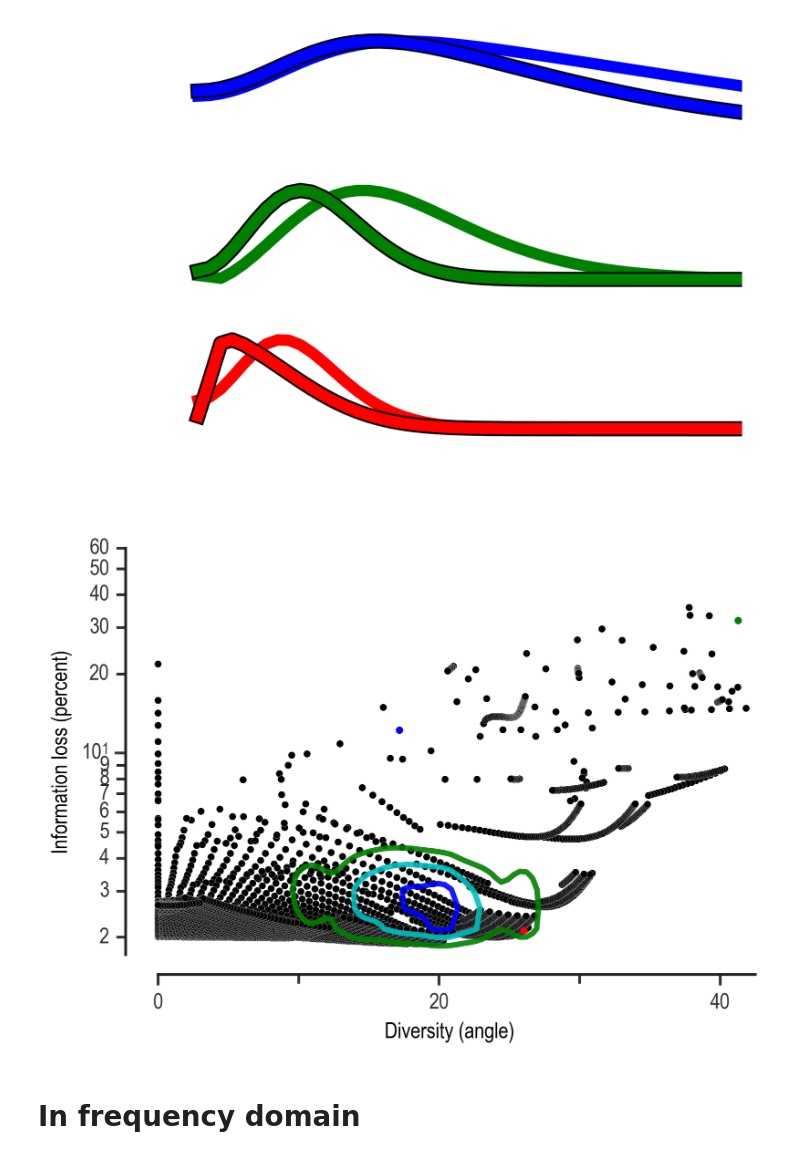
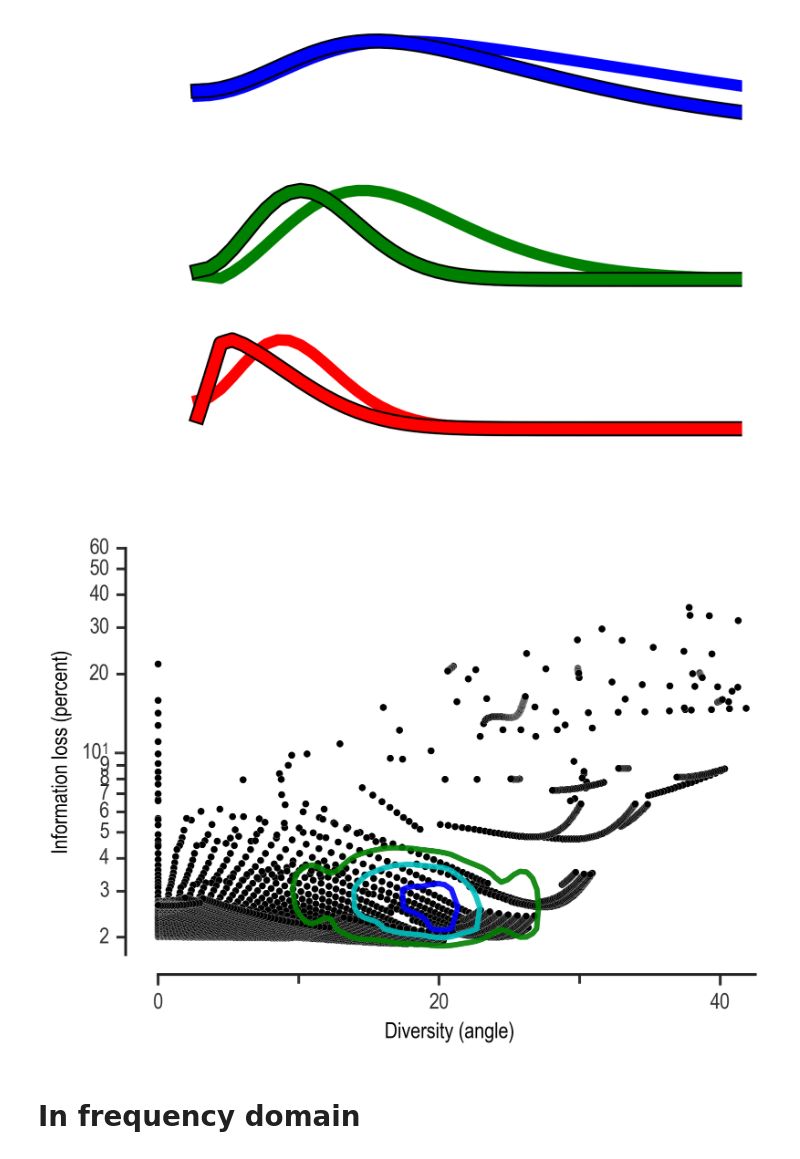
Before and after one commit to lmcintosh/ipython-notebooks, a Jupyter notebook: baccuslab/Surround - 4-2 diversity plots - minimal.ipynb, the cells around one changed output. Saved outputs shown, nothing was run; the diff lists cells and outputs as text; code cells hidden in the pictures.

```diff
--- a/baccuslab/Surround - 4-2 diversity plots - minimal.ipynb
+++ b/baccuslab/Surround - 4-2 diversity plots - minimal.ipynb
@@ -797,8 +797,8 @@ count_2d, angles_edges, info_edges = np.histogram2d(radians_to_deg * np.array(an
                                                    100*(1 - np.array(info_difference_data)),
                                                    bins=[angle_bins, info_bins])
 
-for exi, (idw1, idw2) in enumerate(example_ids):
-    plt.scatter(example_angles[exi], example_info_loss[exi], color=colors[exi], linewidth=0.1, s=15)
+# for exi, (idw1, idw2) in enumerate(example_ids):
+#     plt.scatter(example_angles[exi], example_info_loss[exi], color=colors[exi], linewidth=0.1, s=15)
 # gauss_2d, bins_x, bins_y = np.histogram2d(samples[:,0], samples[:,1], np.linspace(-5,5,30), normed=True)
 # smoothed_count_2d = convolve2d(count_2d, gauss_2d**2, mode='same')
 # smoothed_count_2d[:,0] = 0
@@ -807,35 +807,35 @@ contour_colors = ['g', 'c', 'b']
 X, Y = np.meshgrid(angles_edges[:-1] + np.mean(np.diff(angles_edges))/2,
                    info_edges[:-1] + np.mean(np.diff(info_edges))/2)
 CS = plt.contour(X, Y, smoothed_count_2d.T, 3, linewidths=3, alpha=0.9, colors=contour_colors)
 # contour_counts = CS.levels
 # for i,c in enumerate(contour_counts):
 #     plt.text(0.8, 5-1.5*i/2, '%d interneuron cell pairs' %c, fontsize=9, color=contour_colors[i])
 
 majorLocator = MultipleLocator(20)
 majorFormatter = FormatStrFormatter('%d')
 minorLocator = MultipleLocator(10)
 
 ax = plt.gca()
 ax.xaxis.set_major_locator(majorLocator)
 ax.xaxis.set_major_formatter(majorFormatter)
 ax.xaxis.set_minor_locator(minorLocator)
 
 
 plt.xlabel('Diversity (angle)')
 plt.ylabel('Information loss (percent)')
 adjust_spines(plt.gca())
 plt.yscale('log')
 # plt.ylim(10e-3,80)
 ax = plt.gca()
 # ax.get_yaxis().get_major_formatter().labelOnlyBase = False
 plt.tick_params(axis='y', which='minor')
 ax.yaxis.set_minor_formatter(FormatStrFormatter("%.f"))
 plt.xlim(-1, 42.5)
 plt.ylim(1.7, 60)
 # plt.savefig('12-2 information loss vs diversity with data contour with coarse-grained widths.pdf')
-plt.savefig('4-2 information loss vs diversity with contours with extreme rfs.pdf')
+plt.savefig('4-2 information loss vs diversity with contours without extreme rfs.pdf')
 # %% [output]
-[figure, old version]
+[figure, new version]
 # %% [markdown]
 # In frequency domain
 # %% [markdown]
```
